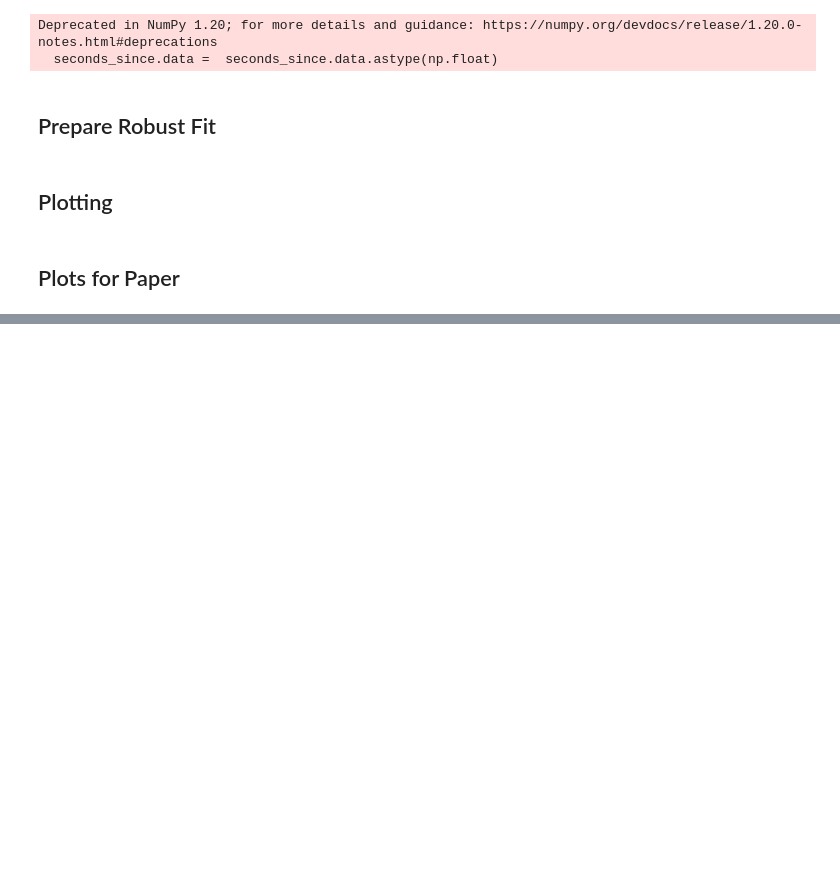
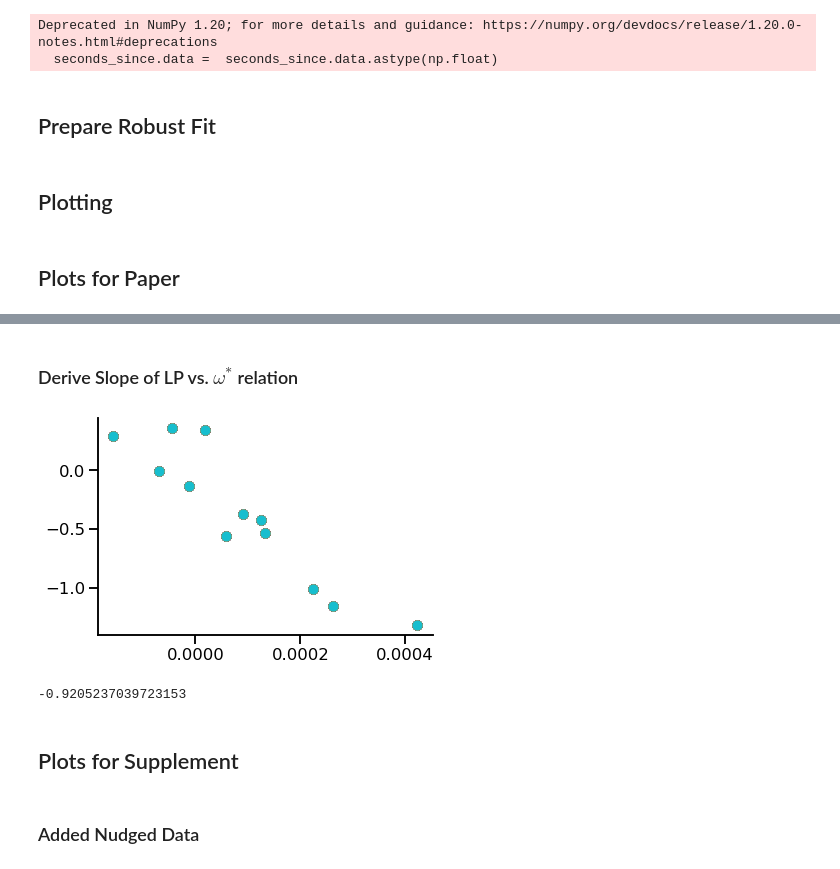
Before and after one commit to fsenf/nbook.2022-11_WiFi-AUS_Circ-Feedbacks, a Jupyter notebook: nbooks/09-Residual-Circulation-at-100hPa.ipynb, the cells around one changed output, grey strips where cells are left out. Cells and saved outputs as stored; diff of their text form; code cells hidden in the pictures; blank space fills up the shorter version.

```diff
--- a/nbooks/09-Residual-Circulation-at-100hPa.ipynb
+++ b/nbooks/09-Residual-Circulation-at-100hPa.ipynb
@@ -641,0 +647,2 @@ plt.savefig('../pics/res-circ-at-100hPa', dpi = 600)
+# %%
+dbase = dave.copy()
@@ -641,0 +698,50 @@ plt.savefig('../pics/res-circ-at-100hPa', dpi = 600)
+# %% [markdown]
+### Derive Slope of LP vs. $\omega^*$ relation
+# %%
+xstat = analysis.ens_stat( dave['oms500'] )
+ystat = analysis.ens_stat( dave['LP'] )
+
+xm = xstat.sel( stats = 'mean').data.flatten()
+ym = ystat.sel( stats = 'mean').data.flatten()
+
+dx = xstat.sel( stats = 'confidence').data.flatten() / 4.  # approx. factor between Gaussian sigma & 2.5-97.5 percentile difference
+dy = ystat.sel( stats = 'confidence').data.flatten() / 4.  # approx. factor between Gaussian sigma & 2.5-97.5 percentile difference
+
+Ny = len(ym)
+Nsample = 100
+
+epsx = 0* np.random.randn(Nsample, Ny)
+epsy = 0 *np.random.randn(Nsample, Ny)
+
+slope_list = []
+corr_list = []
+for i in range(Nsample):
+
+    Xsample = np.column_stack([xm + epsx[i]*dx])
+    ysample = ym + epsy[i]*dy
+
+    xfit, yfit = get_best_fit( Xsample, ysample )
+    slope = ( yfit[-1] - yfit[0] )/ (xfit[-1] - xfit[0])
+
+    p = np.polyfit( Xsample.flatten(), ysample,1 )
+
+    c = np.corrcoef( Xsample.flatten(), ysample )
+    slope = p[0]
+
+    slope_list += [slope,]
+    corr_list += [c[0,1],]
+    plt.plot(Xsample, ysample, 'o')
+# %% [output]
+[figure, added]
+# %%
+np.percentile(slope_list, [2.5, 50, 97.5])
+
+np.mean( slope_list )
+
+np.mean( corr_list )
+# %% [output]
+-0.9205237039723153
+# %% [markdown]
+## Plots for Supplement
+# %% [markdown]
+### Added Nudged Data
```
Also changed, not shown: parts of 8 cells of this notebook, 5 other files.
